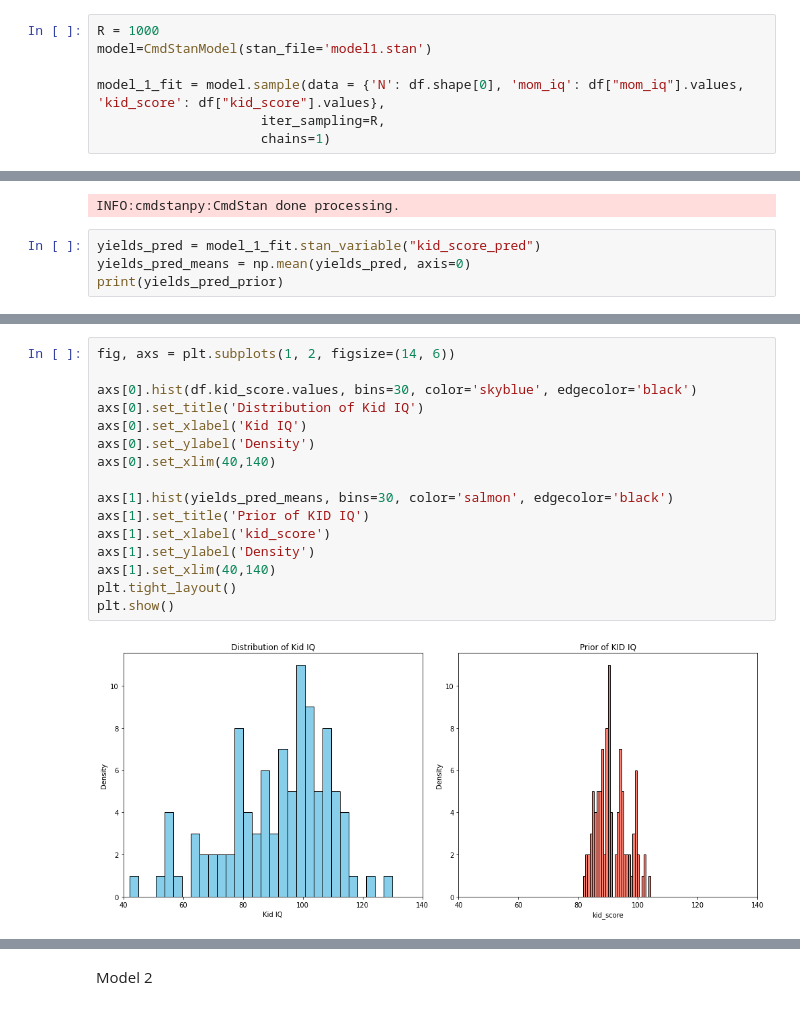
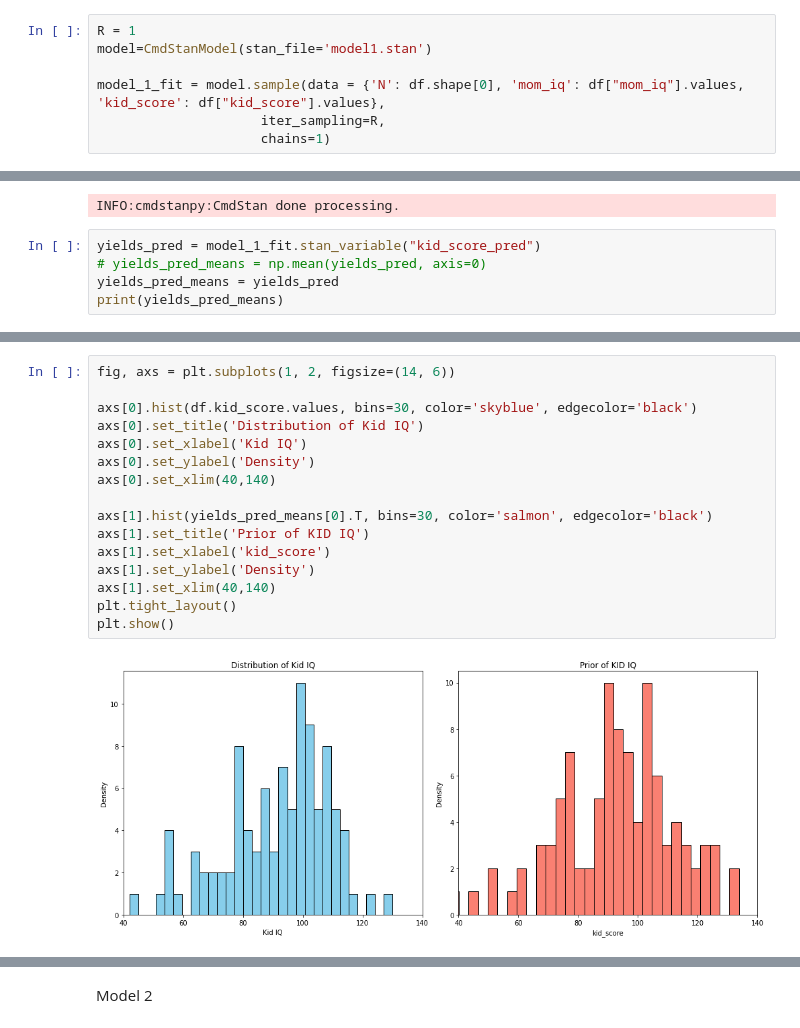
Before and after one commit to Sylwiam12/kidiq, a Jupyter notebook: kid_iq_FULL.ipynb, the cells around one changed output, grey strips where cells are left out. Drawn from its saved outputs; the diff is of its cells as text.

```diff
--- a/kid_iq_FULL.ipynb
+++ b/kid_iq_FULL.ipynb
@@ -227,7 +227,7 @@ print(df["kid_score"].values)
   94 117 102 107  99  73  56  78  94 110 109  86  92  91 123 102 105 114
   96  66 104 108  84  83  83  92 109]
 # %%
-R = 1000
+R = 1
 model=CmdStanModel(stan_file='model1.stan')
 
 model_1_fit = model.sample(data = {'N': df.shape[0], 'mom_iq': df["mom_iq"].values, 'kid_score': df["kid_score"].values},
@@ -240,6 +240,7 @@ chain 1 |██████████| 00:00 Sampling completed
 INFO:cmdstanpy:CmdStan done processing.
 # %%
 yields_pred = model_1_fit.stan_variable("kid_score_pred")
-yields_pred_means = np.mean(yields_pred, axis=0)
-print(yields_pred_prior)
+# yields_pred_means = np.mean(yields_pred, axis=0)
+yields_pred_means = yields_pred
+print(yields_pred_means)
 # %% [output]
@@ -313,20 +272,20 @@ print(model_1_fit.stan_variable("sigma"))
 # %%
 fig, axs = plt.subplots(1, 2, figsize=(14, 6))
 
 axs[0].hist(df.kid_score.values, bins=30, color='skyblue', edgecolor='black')
 axs[0].set_title('Distribution of Kid IQ')
 axs[0].set_xlabel('Kid IQ')
 axs[0].set_ylabel('Density')
 axs[0].set_xlim(40,140)
 
-axs[1].hist(yields_pred_means, bins=30, color='salmon', edgecolor='black')
+axs[1].hist(yields_pred_means[0].T, bins=30, color='salmon', edgecolor='black')
 axs[1].set_title('Prior of KID IQ')
 axs[1].set_xlabel('kid_score')
 axs[1].set_ylabel('Density')
 axs[1].set_xlim(40,140)
 plt.tight_layout()
 plt.show()
 # %% [output]
-[figure, old version]
+[figure, new version]
 # %%
 plt.figure(figsize=(14,6))
```
Also changed, not shown: parts of 11 cells of this notebook, 8 other files.
